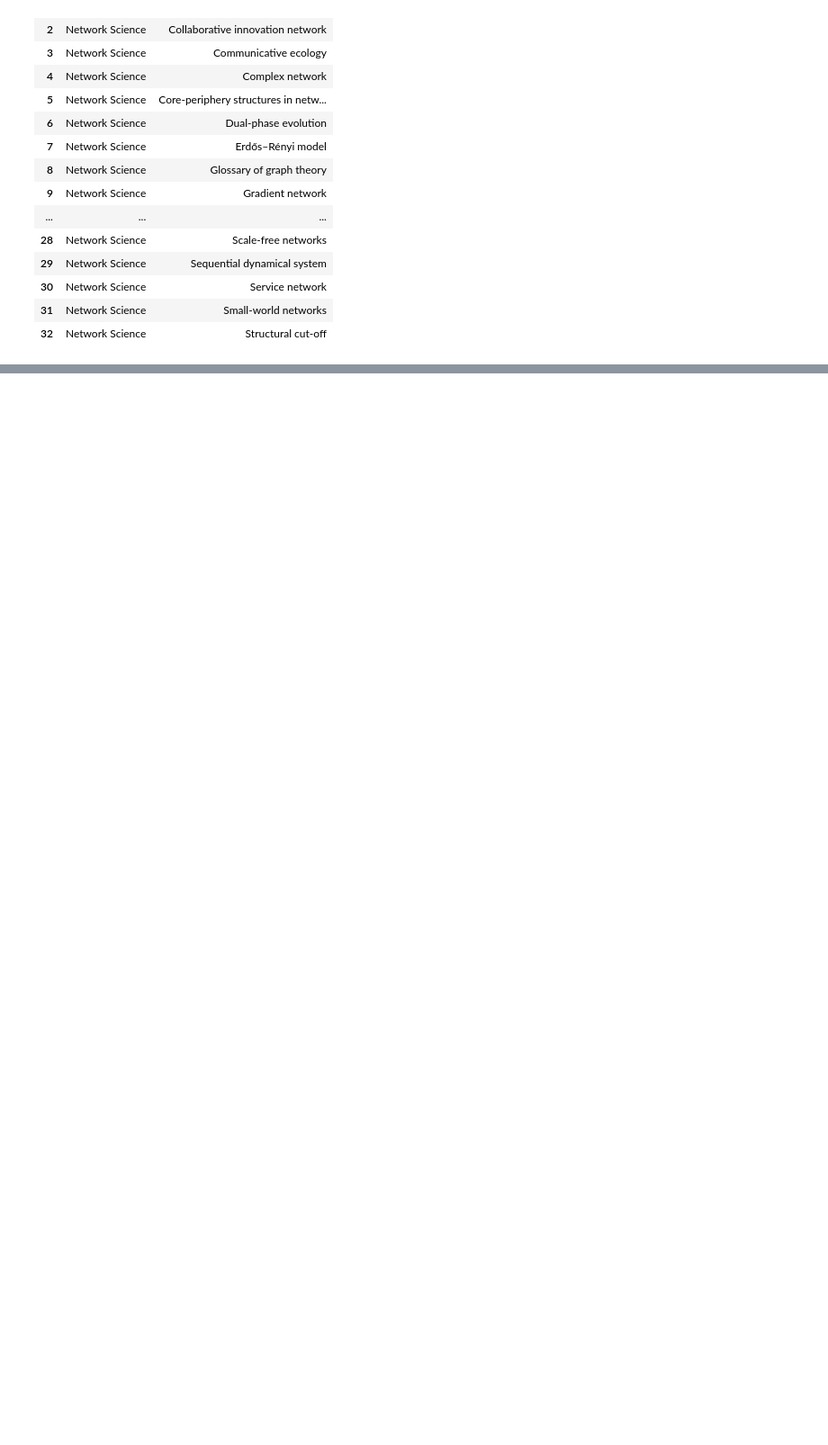
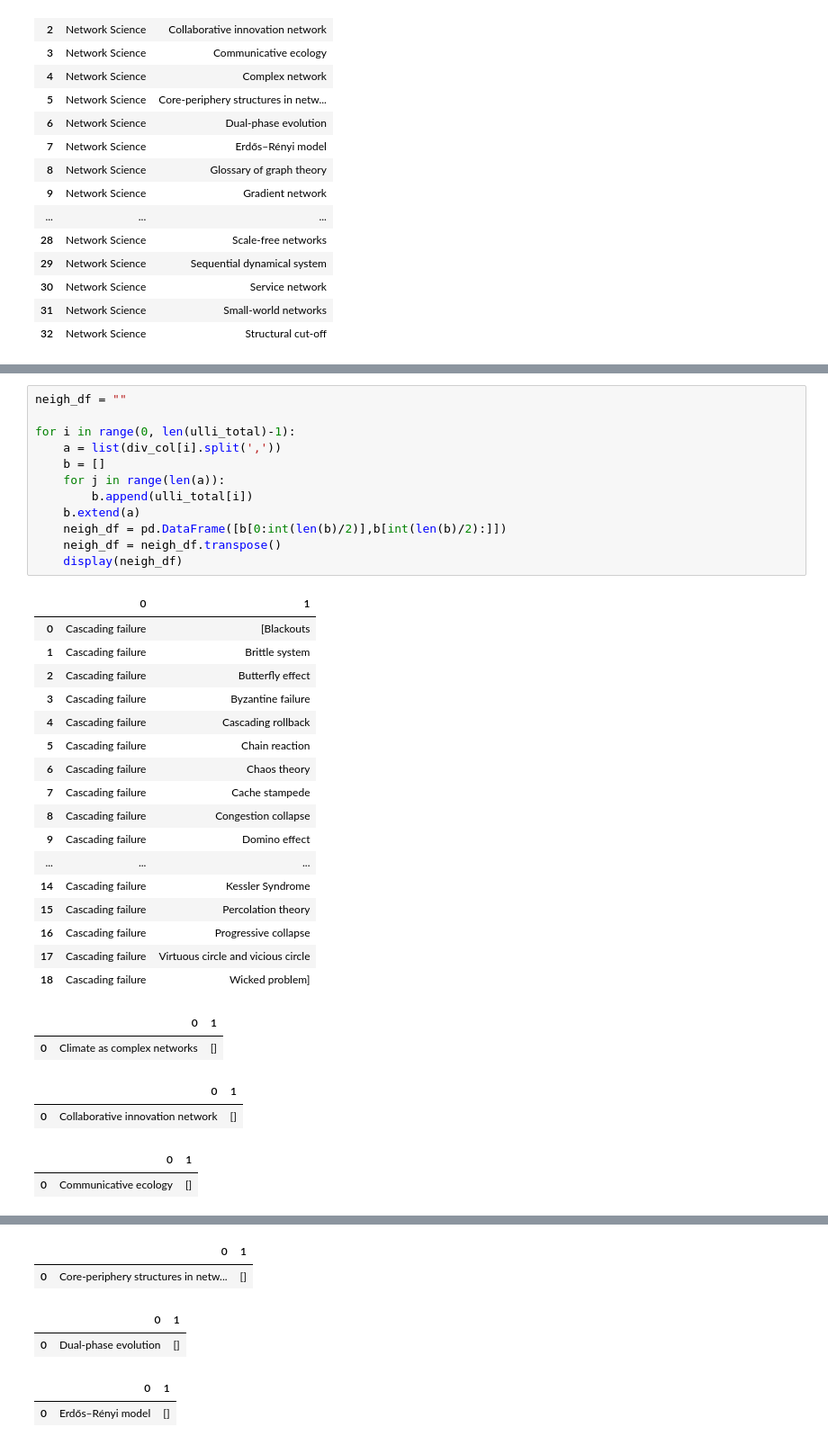
Before and after one commit to hr1588/network, a Jupyter notebook: crwal.ipynb, the cells around one changed output, grey strips where cells are left out. Shown: that part at 90% size. Saved outputs shown, nothing was run; the diff lists cells and outputs as text; blank space fills up the shorter version.

```diff
--- a/crwal.ipynb
+++ b/crwal.ipynb
@@ -148,0 +164,36 @@ plt.show()
+# %%
+neigh_df = ""
+
+for i in range(0, len(ulli_total)-1):
+    a = list(div_col[i].split(','))
+    b = []
+    for j in range(len(a)):
+        b.append(ulli_total[i])
+    b.extend(a)
+    neigh_df = pd.DataFrame([b[0:int(len(b)/2)],b[int(len(b)/2):]])
+    neigh_df = neigh_df.transpose()
+    display(neigh_df)
+# %% [output]
+|  | 0 | 1 |
+| 0 | Cascading failure | [Blackouts |
+| 1 | Cascading failure | Brittle system |
+| 2 | Cascading failure | Butterfly effect |
+| 3 | Cascading failure | Byzantine failure |
+| 4 | Cascading failure | Cascading rollback |
+| 5 | Cascading failure | Chain reaction |
+| 6 | Cascading failure | Chaos theory |
+| 7 | Cascading failure | Cache stampede |
+| 8 | Cascading failure | Congestion collapse |
+| 9 | Cascading failure | Domino effect |
+| ... | ... | ... |
+| 14 | Cascading failure | Kessler Syndrome |
+| 15 | Cascading failure | Percolation theory |
+| 16 | Cascading failure | Progressive collapse |
+| 17 | Cascading failure | Virtuous circle and vicious circle |
+| 18 | Cascading failure | Wicked problem] |
+|  | 0 | 1 |
+| 0 | Climate as complex networks | [] |
+|  | 0 | 1 |
+| 0 | Collaborative innovation network | [] |
+|  | 0 | 1 |
+| 0 | Communicative ecology | [] |
@@ -148,0 +216,6 @@ plt.show()
+|  | 0 | 1 |
+| 0 | Core-periphery structures in netw... | [] |
+|  | 0 | 1 |
+| 0 | Dual-phase evolution | [] |
+|  | 0 | 1 |
+| 0 | Erdős–Rényi model | [] |
```
Also changed, not shown: parts of 6 cells of this notebook.
